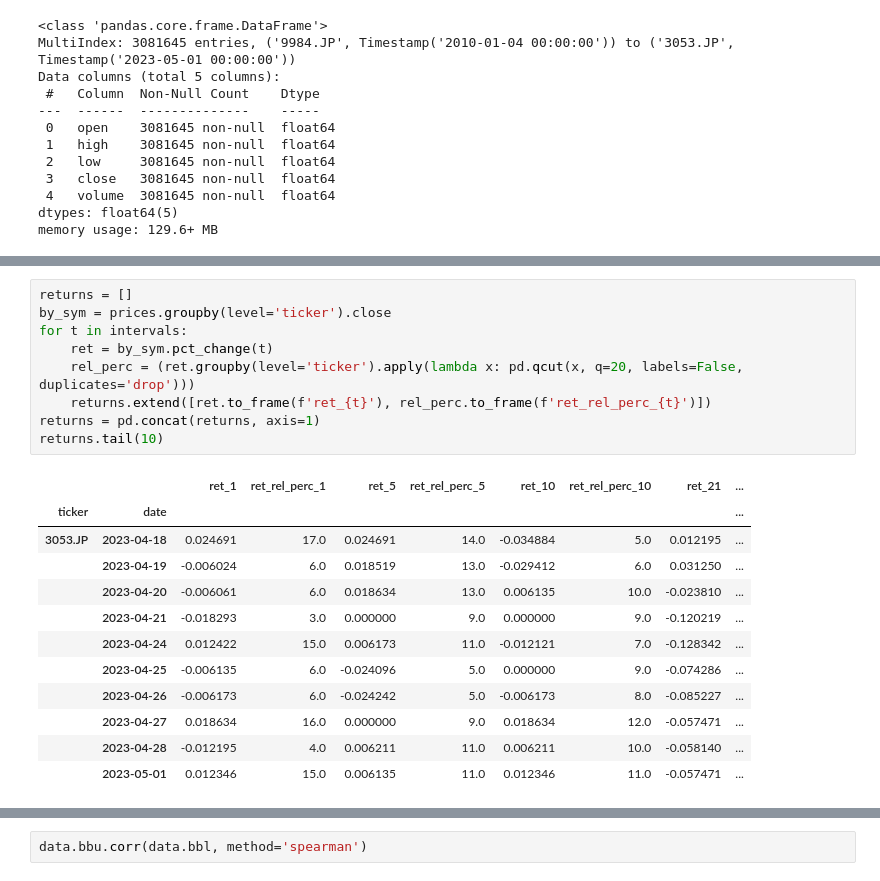
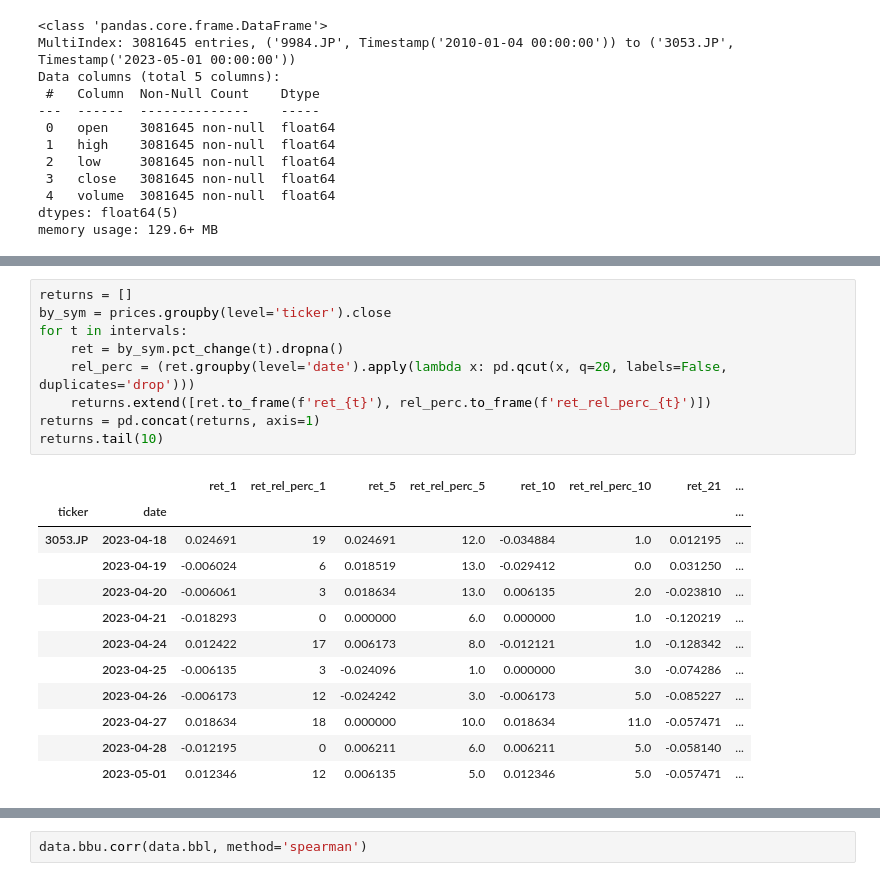
Before and after one commit to OliverJoo/quant_modeling, a Jupyter notebook: MDLing/RF_JP_Equity_FeatureEngineering.ipynb, the cells around one changed output, grey strips where cells are left out. Drawn from its saved outputs; the diff is of its cells as text.

```diff
--- a/MDLing/RF_JP_Equity_FeatureEngineering.ipynb
+++ b/MDLing/RF_JP_Equity_FeatureEngineering.ipynb
@@ -183,25 +200,25 @@ memory usage: 129.6+ MB
 # %%
 returns = []
 by_sym = prices.groupby(level='ticker').close
 for t in intervals:
-    ret = by_sym.pct_change(t)
-    rel_perc = (ret.groupby(level='ticker').apply(lambda x: pd.qcut(x, q=20, labels=False, duplicates='drop')))
+    ret = by_sym.pct_change(t).dropna()
+    rel_perc = (ret.groupby(level='date').apply(lambda x: pd.qcut(x, q=20, labels=False, duplicates='drop')))
     returns.extend([ret.to_frame(f'ret_{t}'), rel_perc.to_frame(f'ret_rel_perc_{t}')])
 returns = pd.concat(returns, axis=1)
 returns.tail(10)
 # %% [output]
 |  |  | ret_1 | ret_rel_perc_1 | ret_5 | ret_rel_perc_5 | ret_10 | ret_rel_perc_10 | ret_21 | ... |
 | ticker | date |  |  |  |  |  |  |  | ... |
-| 3053.JP | 2023-04-18 | 0.024691 | 17.0 | 0.024691 | 14.0 | -0.034884 | 5.0 | 0.012195 | ... |
-|  | 2023-04-19 | -0.006024 | 6.0 | 0.018519 | 13.0 | -0.029412 | 6.0 | 0.031250 | ... |
-|  | 2023-04-20 | -0.006061 | 6.0 | 0.018634 | 13.0 | 0.006135 | 10.0 | -0.023810 | ... |
-|  | 2023-04-21 | -0.018293 | 3.0 | 0.000000 | 9.0 | 0.000000 | 9.0 | -0.120219 | ... |
-|  | 2023-04-24 | 0.012422 | 15.0 | 0.006173 | 11.0 | -0.012121 | 7.0 | -0.128342 | ... |
-|  | 2023-04-25 | -0.006135 | 6.0 | -0.024096 | 5.0 | 0.000000 | 9.0 | -0.074286 | ... |
-|  | 2023-04-26 | -0.006173 | 6.0 | -0.024242 | 5.0 | -0.006173 | 8.0 | -0.085227 | ... |
-|  | 2023-04-27 | 0.018634 | 16.0 | 0.000000 | 9.0 | 0.018634 | 12.0 | -0.057471 | ... |
-|  | 2023-04-28 | -0.012195 | 4.0 | 0.006211 | 11.0 | 0.006211 | 10.0 | -0.058140 | ... |
-|  | 2023-05-01 | 0.012346 | 15.0 | 0.006135 | 11.0 | 0.012346 | 11.0 | -0.057471 | ... |
+| 3053.JP | 2023-04-18 | 0.024691 | 19 | 0.024691 | 12.0 | -0.034884 | 1.0 | 0.012195 | ... |
+|  | 2023-04-19 | -0.006024 | 6 | 0.018519 | 13.0 | -0.029412 | 0.0 | 0.031250 | ... |
+|  | 2023-04-20 | -0.006061 | 3 | 0.018634 | 13.0 | 0.006135 | 2.0 | -0.023810 | ... |
+|  | 2023-04-21 | -0.018293 | 0 | 0.000000 | 6.0 | 0.000000 | 1.0 | -0.120219 | ... |
+|  | 2023-04-24 | 0.012422 | 17 | 0.006173 | 8.0 | -0.012121 | 1.0 | -0.128342 | ... |
+|  | 2023-04-25 | -0.006135 | 3 | -0.024096 | 1.0 | 0.000000 | 3.0 | -0.074286 | ... |
+|  | 2023-04-26 | -0.006173 | 12 | -0.024242 | 3.0 | -0.006173 | 5.0 | -0.085227 | ... |
+|  | 2023-04-27 | 0.018634 | 18 | 0.000000 | 10.0 | 0.018634 | 11.0 | -0.057471 | ... |
+|  | 2023-04-28 | -0.012195 | 0 | 0.006211 | 6.0 | 0.006211 | 5.0 | -0.058140 | ... |
+|  | 2023-05-01 | 0.012346 | 12 | 0.006135 | 5.0 | 0.012346 | 5.0 | -0.057471 | ... |
 # %%
 # Percentage Price Oscillator
 ppo = prices.groupby(level='ticker').close.apply(talib.PPO).to_frame('PPO')
```
Also changed, not shown: parts of 9 cells of this notebook, 1 other file.
